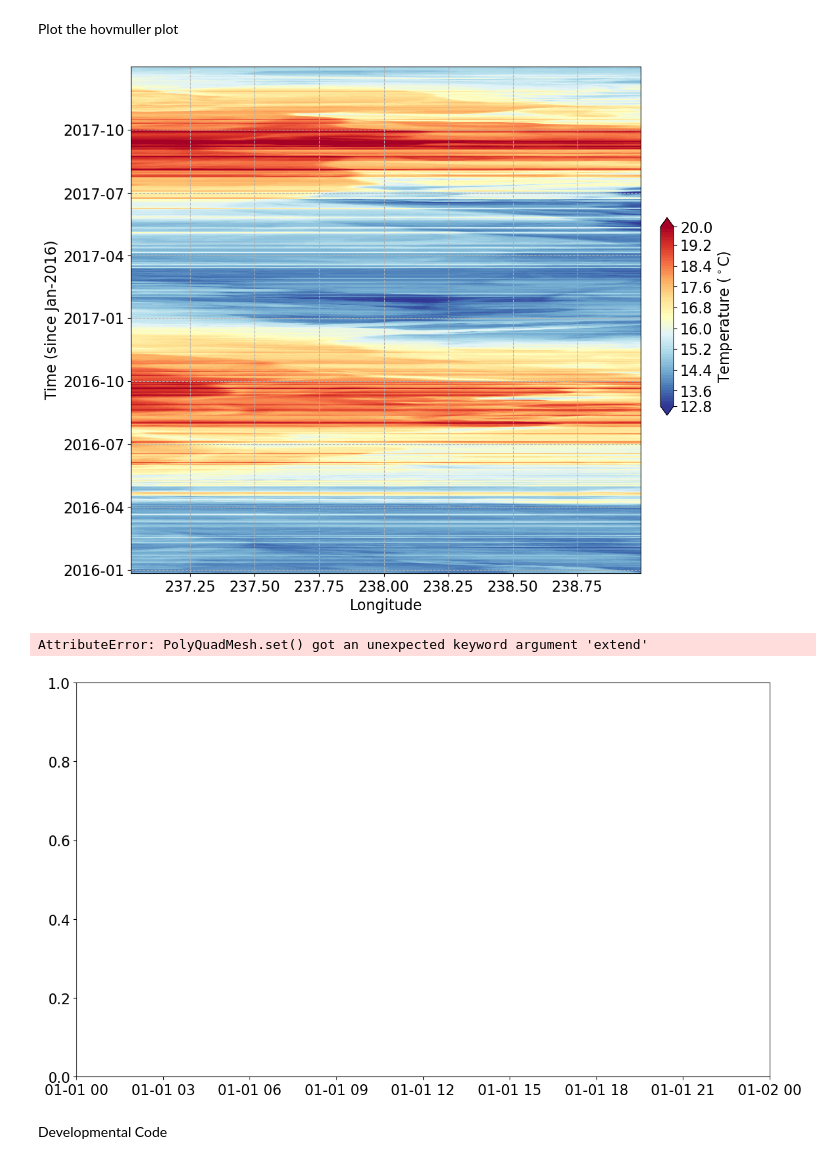
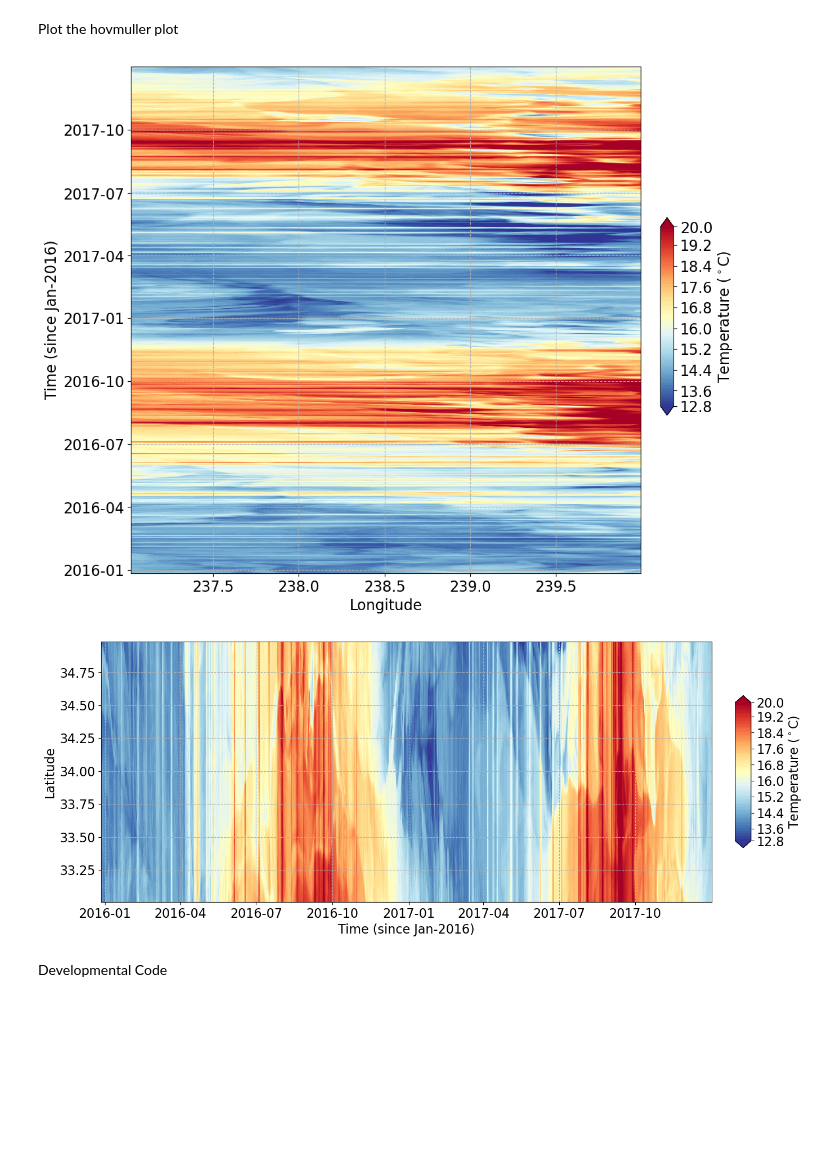
Before and after one commit to lcolosi/AirSeaCoupling, a Jupyter notebook: src/mitgcm/mitgcm_spatial_scale_analysis.ipynb, the cells around one changed output. Drawn from its saved outputs; the diff is of its cells as text; code cells hidden in the pictures; blank space fills up the shorter version.

```diff
--- a/src/mitgcm/mitgcm_spatial_scale_analysis.ipynb
+++ b/src/mitgcm/mitgcm_spatial_scale_analysis.ipynb
@@ -39,7 +39,7 @@ option_var           = 'temp' # Specifies which variable will analyzed. Options
 # Set time and space parameters
 estimator    = 'biased'                      # Specifies the approach for estimating the autocorrelation function
 lon_point = -122 % 360                       # Specifies the longitude point of the time record
-lat_point = 34                               # Specifies the latitude point of the time record
+lat_point = 34.25                               # Specifies the latitude point of the time record
 
 # Set path to project directory
 PATH = "/data/SO3/lcolosi/mitgcm/SWOT_MARA_RUN4_LY/"
@@ -52,11 +52,11 @@ Load mitgcm data netcdf files
 # %%
 #--- MITgcm Data ---#
 if option_var == 'temp':
-    filename = PATH + "THETA_CCS4_hrly_ts.nc"
+    filename = PATH + "THETA_CCS4_hrly_ts_ext.nc"
 elif option_var == 'sal':
-    filename = PATH + "SALT_CCS4_hrly_ts.nc"
+    filename = PATH + "SALT_CCS4_hrly_ts_ext.nc"
 elif option_var == 'density':
-    filename = PATH + "RHO_CCS4_hrly_ts.nc"
+    filename = PATH + "RHO_CCS4_hrly_ts_ext.nc"
 nc = Dataset(filename, 'r')
 
 # Extract data variables
@@ -83,8 +83,8 @@ idx_m = np.argmin(np.abs(lon - lon_point))
 idx_z = np.argmin(np.abs(lat - lat_point))
 
 # Extract data
-data_z = data[:,:,idx_z]
-data_m = data[:,idx_m,:]
+data_z = data[:,idx_z,:]
+data_m = data[:,:,idx_m]
 # %% [markdown]
 Plot the spatial domain
 # %%
@@ -208,46 +208,45 @@ axes.set_ylabel('Time (since Jan-2016)')
 axes.grid(True, linestyle='--')
 plt.show()
 # %% [output]
-[figure, old version]
+[figure, new version]
 # %%
 # Specify data specific attributes
 if option_var == 'temp':
-    levels = np.arange(13,18,0.1)
+    levels = np.arange(13,20,0.1)
 elif option_var == 'sal':
     levels = np.arange(32.85,33.75 + 0.02,0.02)
 elif option_var == 'density':
     levels = np.arange(32.85,33.75 + 0.02,0.02)
 
 # Create figure
-fig, axes = plt.subplots(1,1, figsize=(14, 8))
+fig, axes = plt.subplots(1,1, figsize=(14, 6))
 
 # Plot zonal temperature
-ctf = axes.pcolor(time_dt,lat,data_m.T,cmap='RdYlBu_r')#,levels=levels,extend='both')
+ctf = axes.contourf(time_dt,lat,data_m.T,cmap='RdYlBu_r',levels=levels,extend='both')
 
 # Create colorbar
 cax = plt.axes([0.93, 0.27, 0.02, 0.45])
 cart.set_cbar(
     ctf,
     cax,
     fig,
     orientation="vertical",
     extend="both",
     cbar_label=label,
     nbins=10,
     fontsize=fontsize,
     cbar_ticks=[],
     task="regular",
 )
 
 # Set the figure attributes
 axes.set_xlabel('Time (since Jan-2016)')
 axes.set_ylabel('Latitude')
-axes.set_xlim([time_dt[0], time_dt[1000]])
+# axes.set_xlim([time_dt[0], time_dt[1000]])
 axes.grid(True, linestyle='--')
 plt.show()
 # %% [output]
-AttributeError: PolyQuadMesh.set() got an unexpected keyword argument 'extend'
-[figure, old version]
+[figure, new version]
 # %% [markdown]
 Developmental Code
 # %%
```
Also changed, not shown: parts of 1 cell of this notebook, 18 other files.
